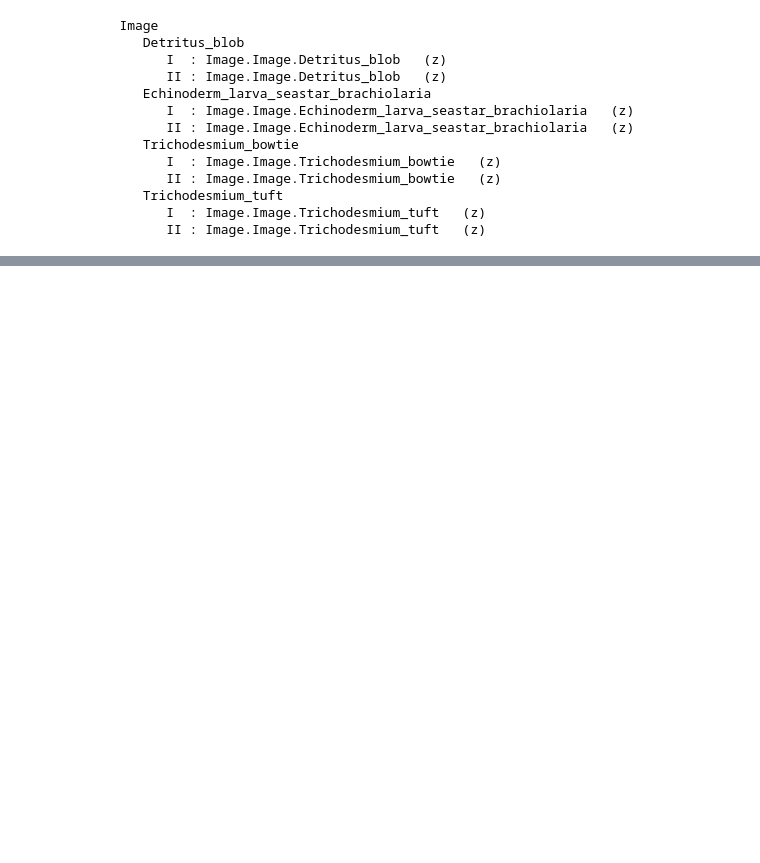
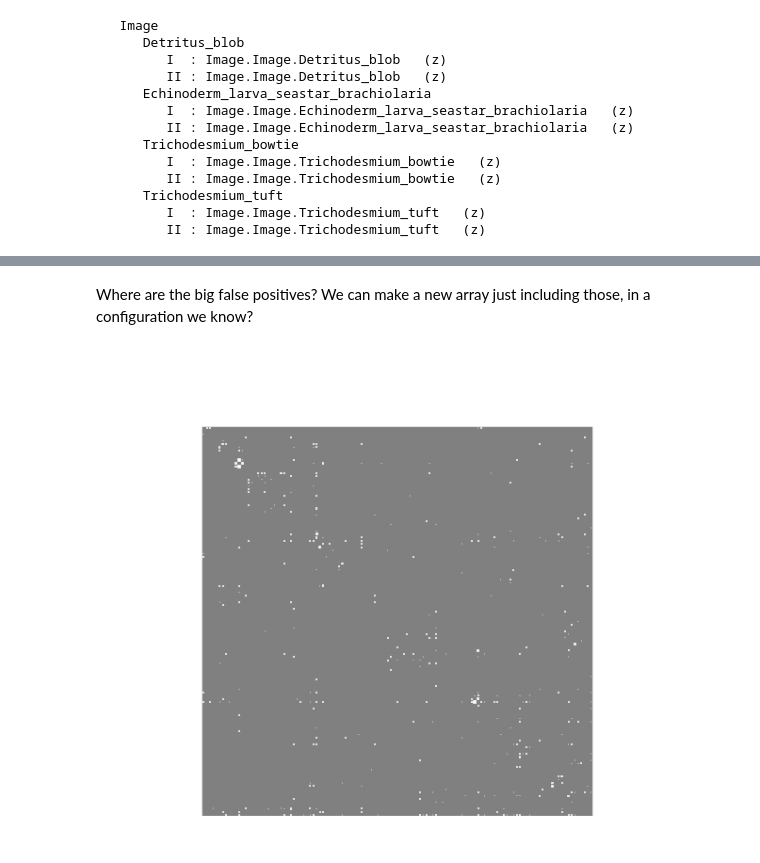
Before and after one commit to Neuroglycerin/neukrill-net-work, a Jupyter notebook: notebooks/Validation scoring.ipynb, the cells around one changed output, grey strips where cells are left out. Saved outputs shown, nothing was run; the diff lists cells and outputs as text; code cells hidden in the pictures; blank space fills up the shorter version.

```diff
--- a/notebooks/Validation scoring.ipynb
+++ b/notebooks/Validation scoring.ipynb
@@ -230,0 +389,10 @@ channels
+# %% [markdown]
+Where are the big false positives? We can make a new array just including those, in a configuration we know?
+# %%
+# removing diagonal elements:
+diags = np.where(np.eye(len(settings.classes)) == 1)
+ndconfmat = confmat
+ndconfmat[diags[0],diags[1]] = 0
+neukrill_net.hinton_diagram.hinton(ndconfmat)
+# %% [output]
+[figure, added]
```
Also changed, not shown: parts of 44 cells of this notebook.
